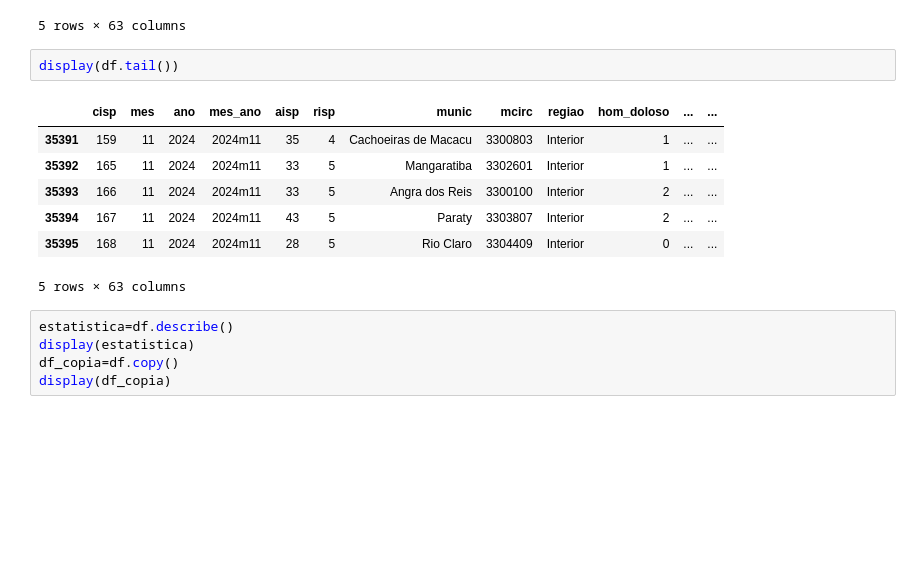
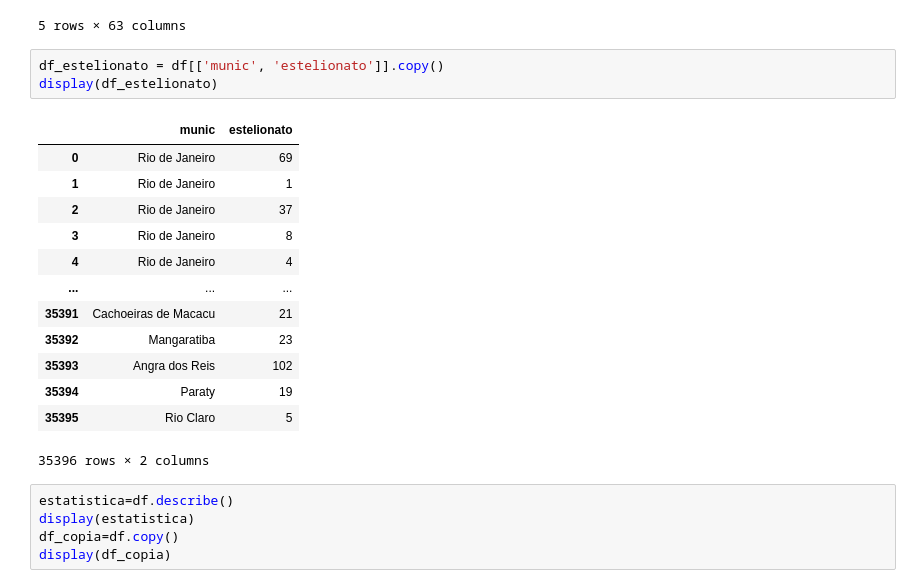
Before and after one commit to luaanahi/Viva_la_vida, a Jupyter notebook: projeto_final.ipynb, the cells around one changed output. Saved outputs shown, nothing was run; the diff lists cells and outputs as text; blank space fills up the shorter version.

```diff
--- a/projeto_final.ipynb
+++ b/projeto_final.ipynb
@@ -16,16 +37,23 @@ display(df.head())
 | 3 | 6 | 1 | 2003 | 2003m01 | 1 | 1 | Rio de Janeiro | 3304557 | Capital | 6 | ... | ... |
 | 4 | 7 | 1 | 2003 | 2003m01 | 1 | 1 | Rio de Janeiro | 3304557 | Capital | 4 | ... | ... |
 5 rows × 63 columns
-# %%
-display(df.tail())
-# %% [output]
-|  | cisp | mes | ano | mes_ano | aisp | risp | munic | mcirc | regiao | hom_doloso | ... | ... |
-| 35391 | 159 | 11 | 2024 | 2024m11 | 35 | 4 | Cachoeiras de Macacu | 3300803 | Interior | 1 | ... | ... |
-| 35392 | 165 | 11 | 2024 | 2024m11 | 33 | 5 | Mangaratiba | 3302601 | Interior | 1 | ... | ... |
-| 35393 | 166 | 11 | 2024 | 2024m11 | 33 | 5 | Angra dos Reis | 3300100 | Interior | 2 | ... | ... |
-| 35394 | 167 | 11 | 2024 | 2024m11 | 43 | 5 | Paraty | 3303807 | Interior | 2 | ... | ... |
-| 35395 | 168 | 11 | 2024 | 2024m11 | 28 | 5 | Rio Claro | 3304409 | Interior | 0 | ... | ... |
-5 rows × 63 columns
+# %%
+df_estelionato = df[['munic', 'estelionato']].copy()
+display(df_estelionato)
+# %% [output]
+|  | munic | estelionato |
+| 0 | Rio de Janeiro | 69 |
+| 1 | Rio de Janeiro | 1 |
+| 2 | Rio de Janeiro | 37 |
+| 3 | Rio de Janeiro | 8 |
+| 4 | Rio de Janeiro | 4 |
+| ... | ... | ... |
+| 35391 | Cachoeiras de Macacu | 21 |
+| 35392 | Mangaratiba | 23 |
+| 35393 | Angra dos Reis | 102 |
+| 35394 | Paraty | 19 |
+| 35395 | Rio Claro | 5 |
+35396 rows × 2 columns
 # %%
 estatistica=df.describe()
 display(estatistica)
```
Also changed, not shown: parts of 10 cells of this notebook.
